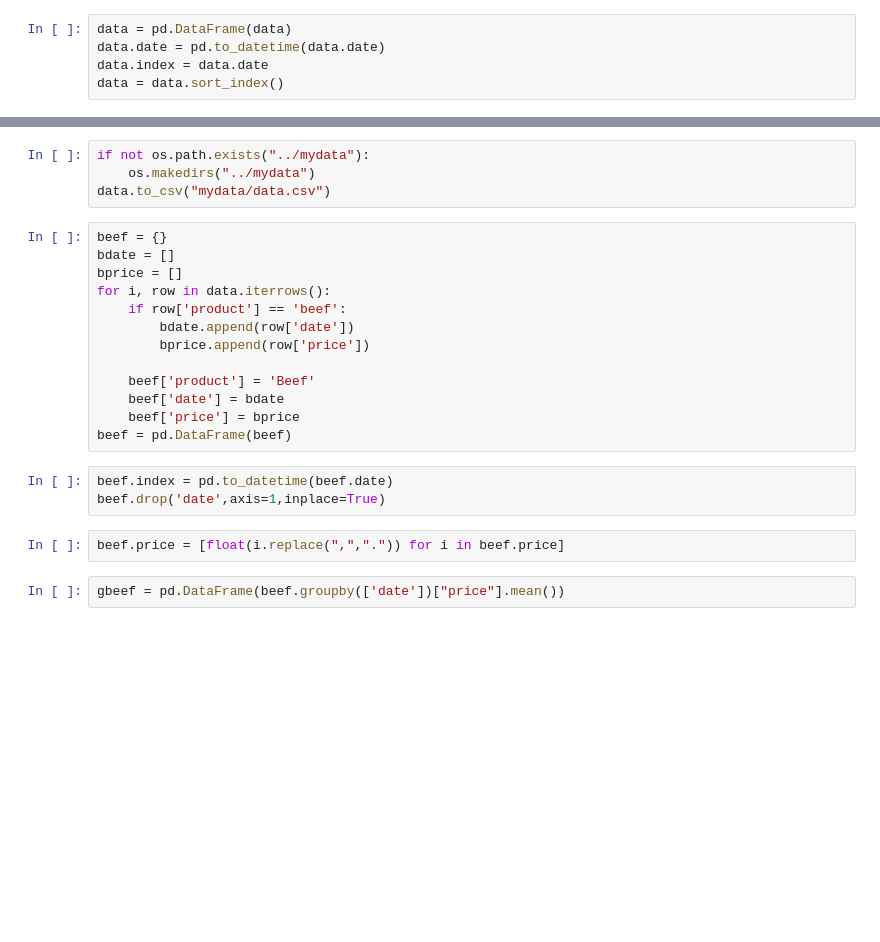
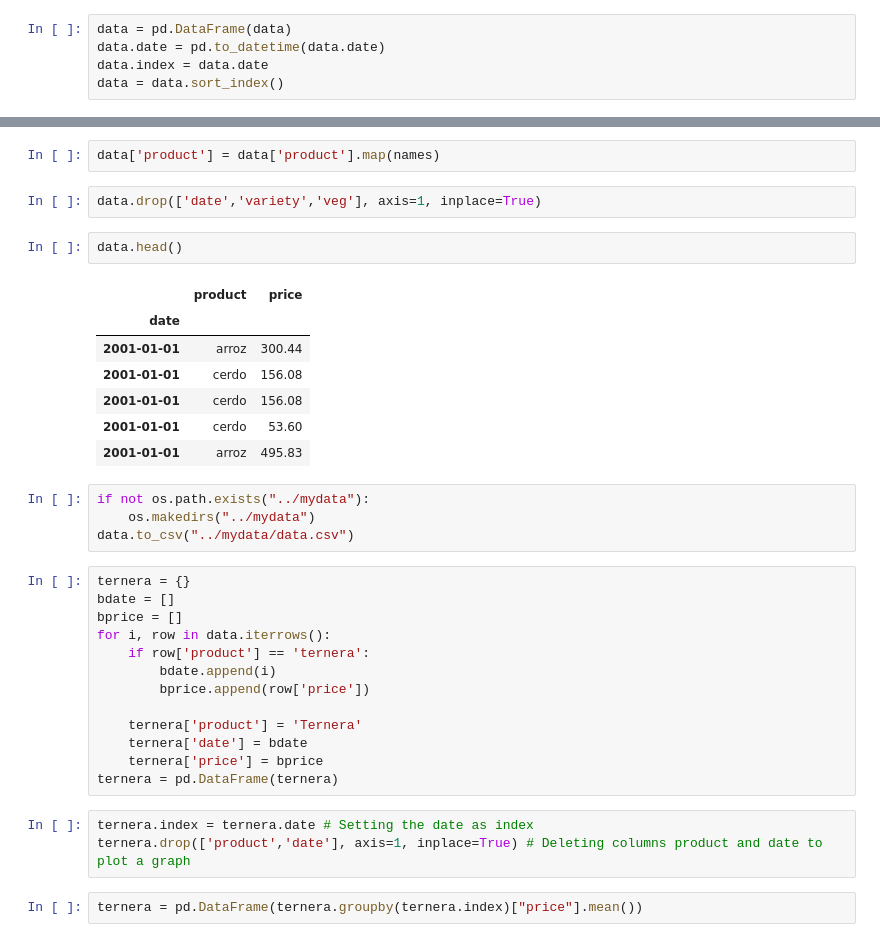
Before and after one commit to Andrestart/buysmart, a Jupyter notebook: notebooks/1_getting_data.ipynb, the cells around one changed output, grey strips where cells are left out. Saved outputs shown, nothing was run; the diff lists cells and outputs as text; blank space fills up the shorter version.

```diff
--- a/notebooks/1_getting_data.ipynb
+++ b/notebooks/1_getting_data.ipynb
@@ -52,25 +162,37 @@ data = data.sort_index()
+# %%
+data['product'] = data['product'].map(names)
+# %%
+data.drop(['date','variety','veg'], axis=1, inplace=True)
+# %%
+data.head()
+# %% [output]
+|  | product | price |
+| date |  |  |
+| 2001-01-01 | arroz | 300.44 |
+| 2001-01-01 | cerdo | 156.08 |
+| 2001-01-01 | cerdo | 156.08 |
+| 2001-01-01 | cerdo | 53.60 |
+| 2001-01-01 | arroz | 495.83 |
 # %%
 if not os.path.exists("../mydata"):
     os.makedirs("../mydata")
-data.to_csv("mydata/data.csv")
+data.to_csv("../mydata/data.csv")
 # %%
-beef = {}
+ternera = {}
 bdate = []
 bprice = []
 for i, row in data.iterrows():
-    if row['product'] == 'beef':
-        bdate.append(row['date'])
+    if row['product'] == 'ternera':
+        bdate.append(i)
         bprice.append(row['price'])
 
-    beef['product'] = 'Beef'
-    beef['date'] = bdate
-    beef['price'] = bprice
-beef = pd.DataFrame(beef)
+    ternera['product'] = 'Ternera'
+    ternera['date'] = bdate
+    ternera['price'] = bprice
+ternera = pd.DataFrame(ternera)
 # %%
-beef.index = pd.to_datetime(beef.date)
-beef.drop('date',axis=1,inplace=True)
+ternera.index = ternera.date # Setting the date as index
+ternera.drop(['product','date'], axis=1, inplace=True) # Deleting columns product and date to plot a graph
-# %%
-beef.price = [float(i.replace(",",".")) for i in beef.price]
 # %%
-gbeef = pd.DataFrame(beef.groupby(['date'])["price"].mean())
+ternera = pd.DataFrame(ternera.groupby(ternera.index)["price"].mean())
 # %%
```
Also changed, not shown: parts of 11 cells of this notebook, 6 other files.
